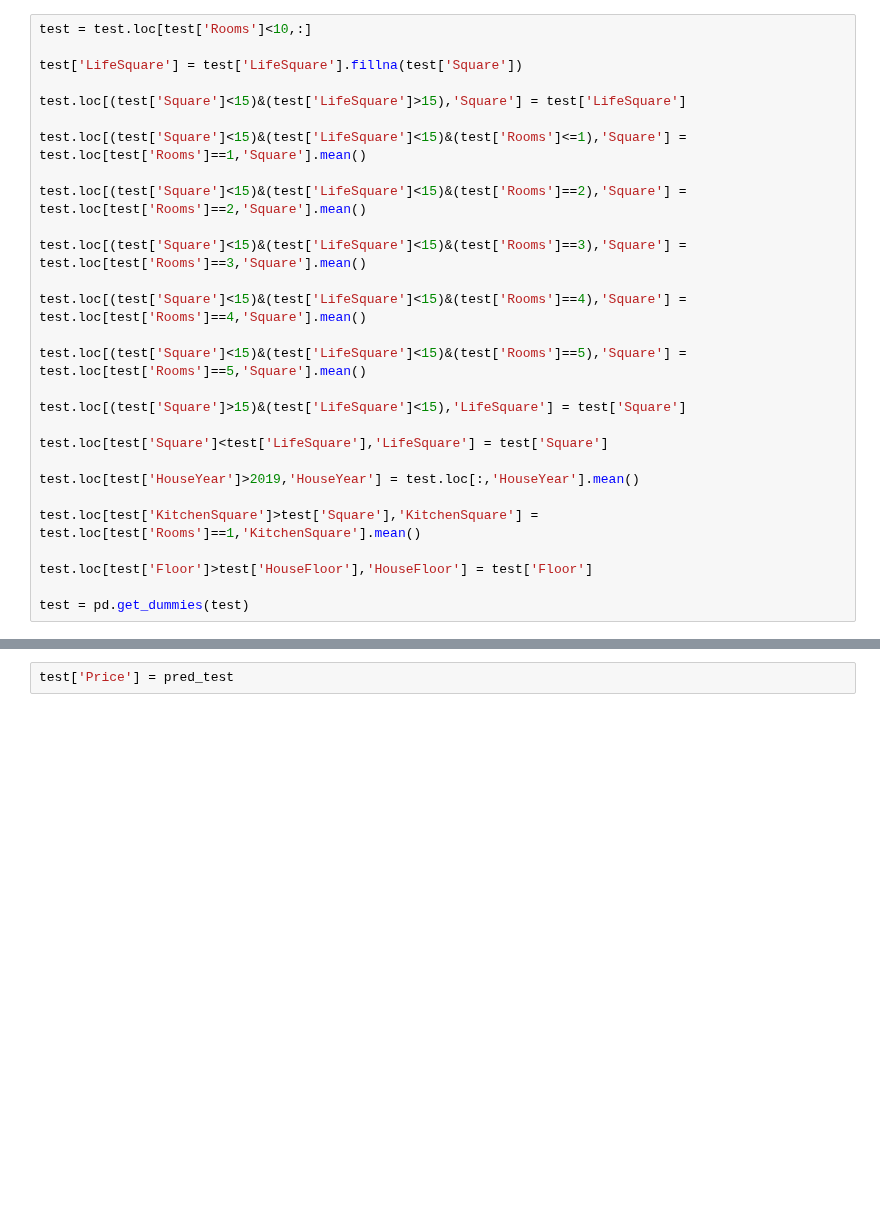
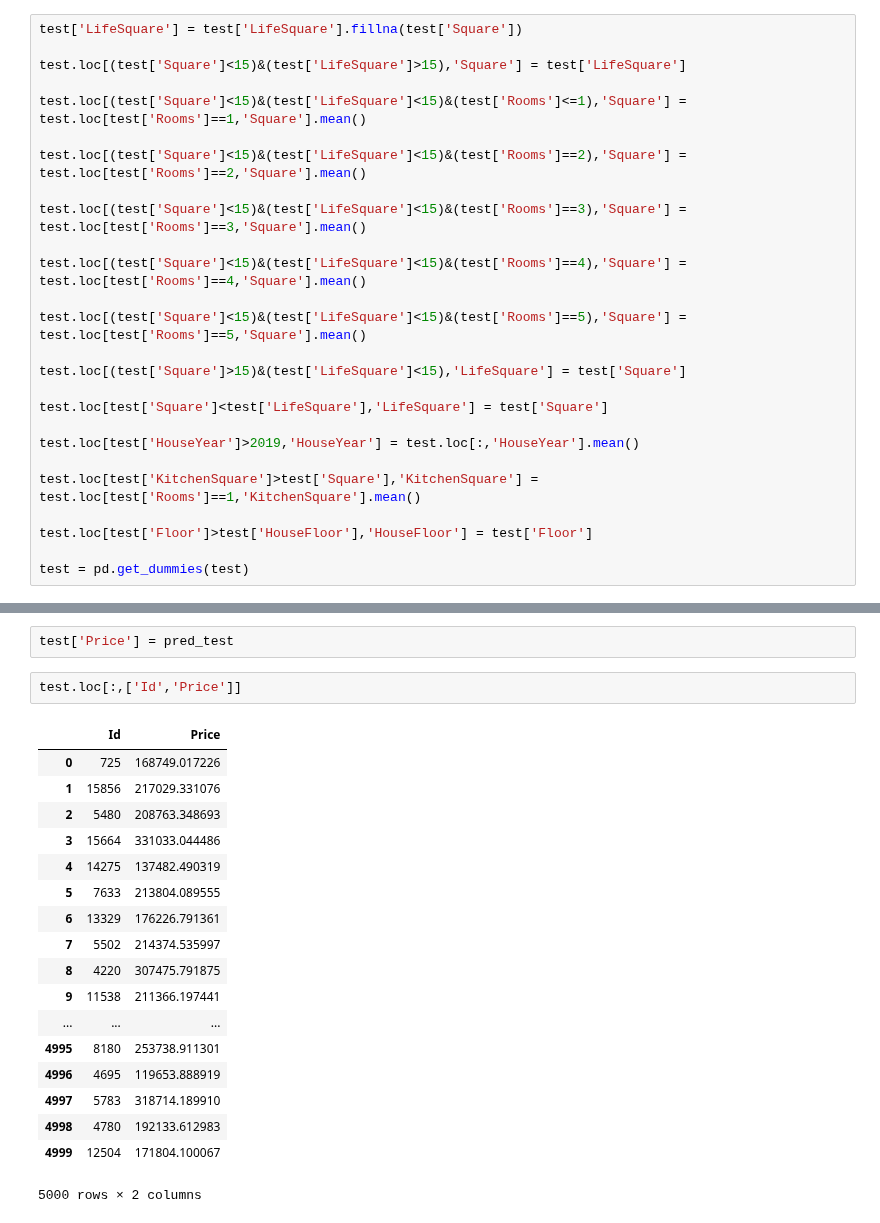
Before and after one commit to ZinchenkoVasil/python, a Jupyter notebook: VZinchenko.ipynb, the cells around one changed output, grey strips where cells are left out. Drawn from its saved outputs; the diff is of its cells as text; blank space fills up the shorter version.

```diff
--- a/VZinchenko.ipynb
+++ b/VZinchenko.ipynb
@@ -270,8 +270,6 @@ Shops_2          5000 non-null object
 dtypes: float64(7), int64(9), object(3)
 memory usage: 742.3+ KB
 # %%
-test = test.loc[test['Rooms']<10,:]
-
 test['LifeSquare'] = test['LifeSquare'].fillna(test['Square'])
 
 test.loc[(test['Square']<15)&(test['LifeSquare']>15),'Square'] = test['LifeSquare']
@@ -301,4 +299,25 @@ test = pd.get_dummies(test)
 pred_test = clf.predict(test.loc[:,fts])
 # %%
 test['Price'] = pred_test
+# %%
+test.loc[:,['Id','Price']]
+# %% [output]
+|  | Id | Price |
+| 0 | 725 | 168749.017226 |
+| 1 | 15856 | 217029.331076 |
+| 2 | 5480 | 208763.348693 |
+| 3 | 15664 | 331033.044486 |
+| 4 | 14275 | 137482.490319 |
+| 5 | 7633 | 213804.089555 |
+| 6 | 13329 | 176226.791361 |
+| 7 | 5502 | 214374.535997 |
+| 8 | 4220 | 307475.791875 |
+| 9 | 11538 | 211366.197441 |
+| ... | ... | ... |
+| 4995 | 8180 | 253738.911301 |
+| 4996 | 4695 | 119653.888919 |
+| 4997 | 5783 | 318714.189910 |
+| 4998 | 4780 | 192133.612983 |
+| 4999 | 12504 | 171804.100067 |
+5000 rows × 2 columns
 # %%
```
Also changed, not shown: parts of 4 cells of this notebook.
